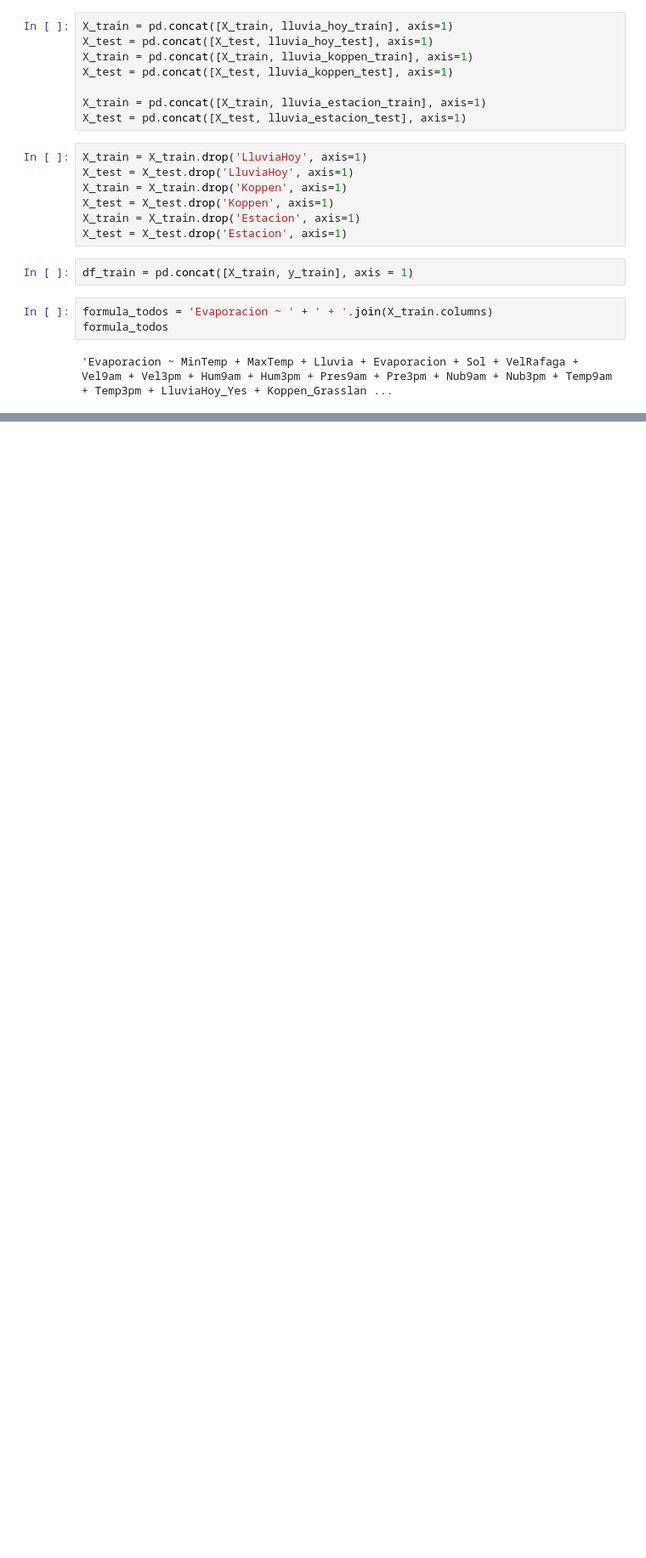
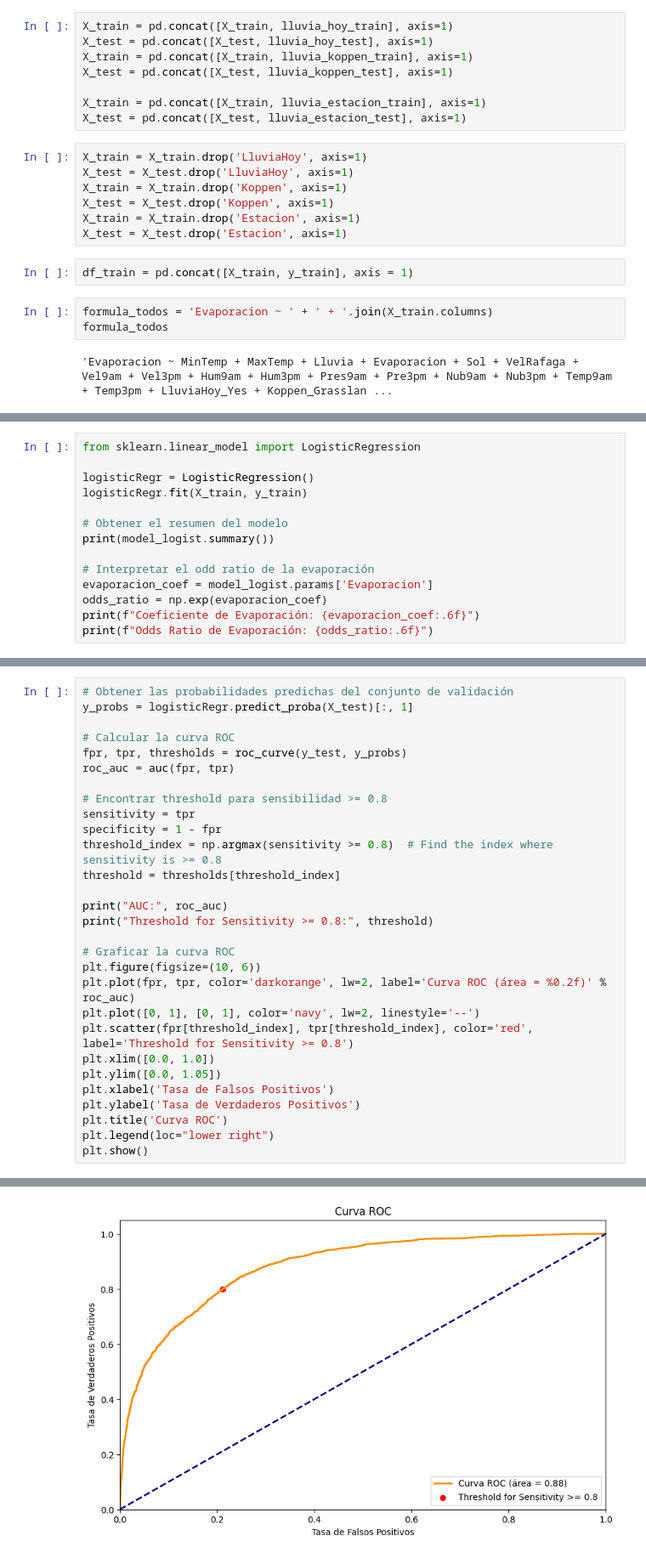
Before and after one commit to davidlealo/diplomadodatascienceuc2023, a Jupyter notebook: primer_taller/entrega_taller_uno.ipynb, the cells around one changed output, grey strips where cells are left out. Shown at 85% size. Saved outputs shown, nothing was run; the diff lists cells and outputs as text; blank space fills up the shorter version.

```diff
--- a/primer_taller/entrega_taller_uno.ipynb
+++ b/primer_taller/entrega_taller_uno.ipynb
@@ -663,0 +651,14 @@ ValueError: Unknown label type: continuous. Maybe you are trying to fit a classi
+# %%
+from sklearn.linear_model import LogisticRegression
+
+logisticRegr = LogisticRegression()
+logisticRegr.fit(X_train, y_train)
+
+# Obtener el resumen del modelo
+print(model_logist.summary())
+
+# Interpretar el odd ratio de la evaporación
+evaporacion_coef = model_logist.params['Evaporacion']
+odds_ratio = np.exp(evaporacion_coef)
+print(f"Coeficiente de Evaporación: {evaporacion_coef:.6f}")
+print(f"Odds Ratio de Evaporación: {odds_ratio:.6f}")
@@ -663,0 +719,30 @@ ValueError: Unknown label type: continuous. Maybe you are trying to fit a classi
+# %%
+# Obtener las probabilidades predichas del conjunto de validación
+y_probs = logisticRegr.predict_proba(X_test)[:, 1]
+
+# Calcular la curva ROC
+fpr, tpr, thresholds = roc_curve(y_test, y_probs)
+roc_auc = auc(fpr, tpr)
+
+# Encontrar threshold para sensibilidad >= 0.8
+sensitivity = tpr
+specificity = 1 - fpr
+threshold_index = np.argmax(sensitivity >= 0.8)  # Find the index where sensitivity is >= 0.8
+threshold = thresholds[threshold_index]
+
+print("AUC:", roc_auc)
+print("Threshold for Sensitivity >= 0.8:", threshold)
+
+# Graficar la curva ROC
+plt.figure(figsize=(10, 6))
+plt.plot(fpr, tpr, color='darkorange', lw=2, label='Curva ROC (área = %0.2f)' % roc_auc)
+plt.plot([0, 1], [0, 1], color='navy', lw=2, linestyle='--')
+plt.scatter(fpr[threshold_index], tpr[threshold_index], color='red', label='Threshold for Sensitivity >= 0.8')
+plt.xlim([0.0, 1.0])
+plt.ylim([0.0, 1.05])
+plt.xlabel('Tasa de Falsos Positivos')
+plt.ylabel('Tasa de Verdaderos Positivos')
+plt.title('Curva ROC')
+plt.legend(loc="lower right")
+plt.show()
+# %% [output]
@@ -663,0 +751 @@ ValueError: Unknown label type: continuous. Maybe you are trying to fit a classi
+[figure, added]
```
Also changed, not shown: parts of 7 cells of this notebook.
